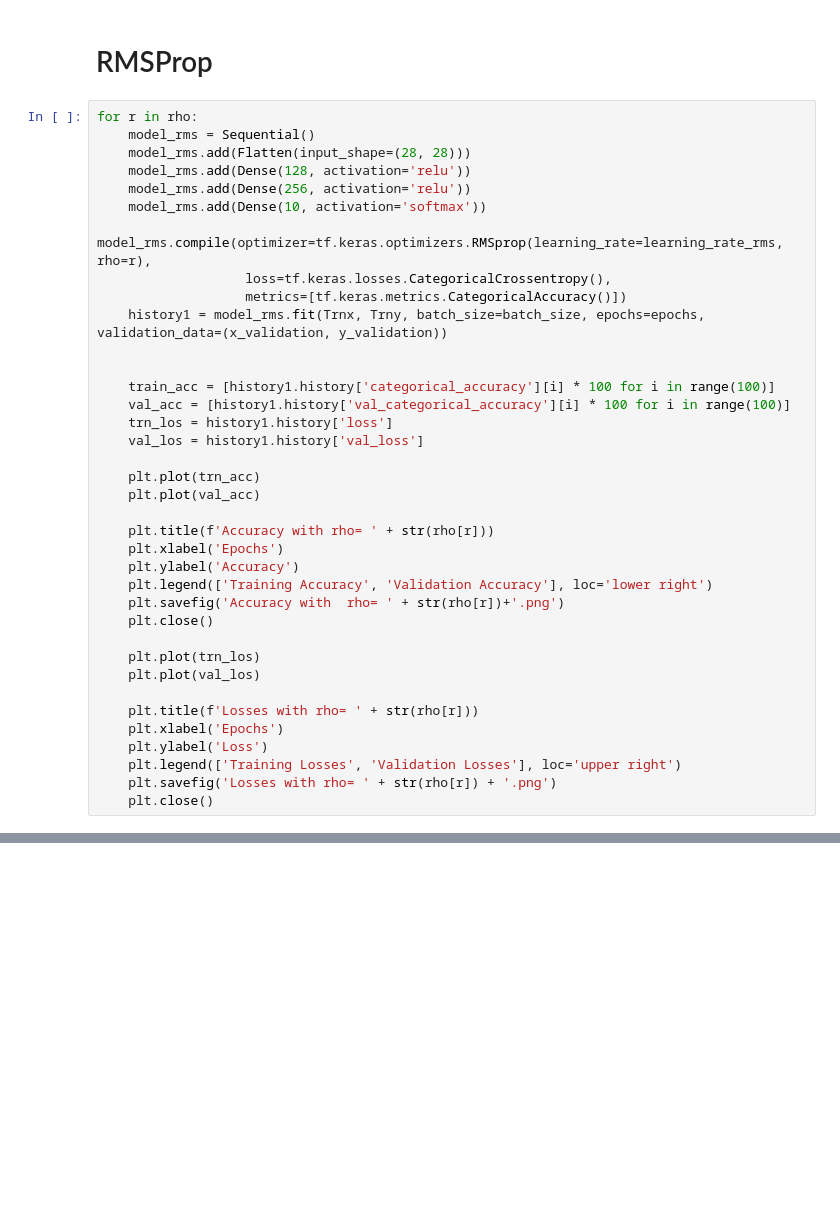
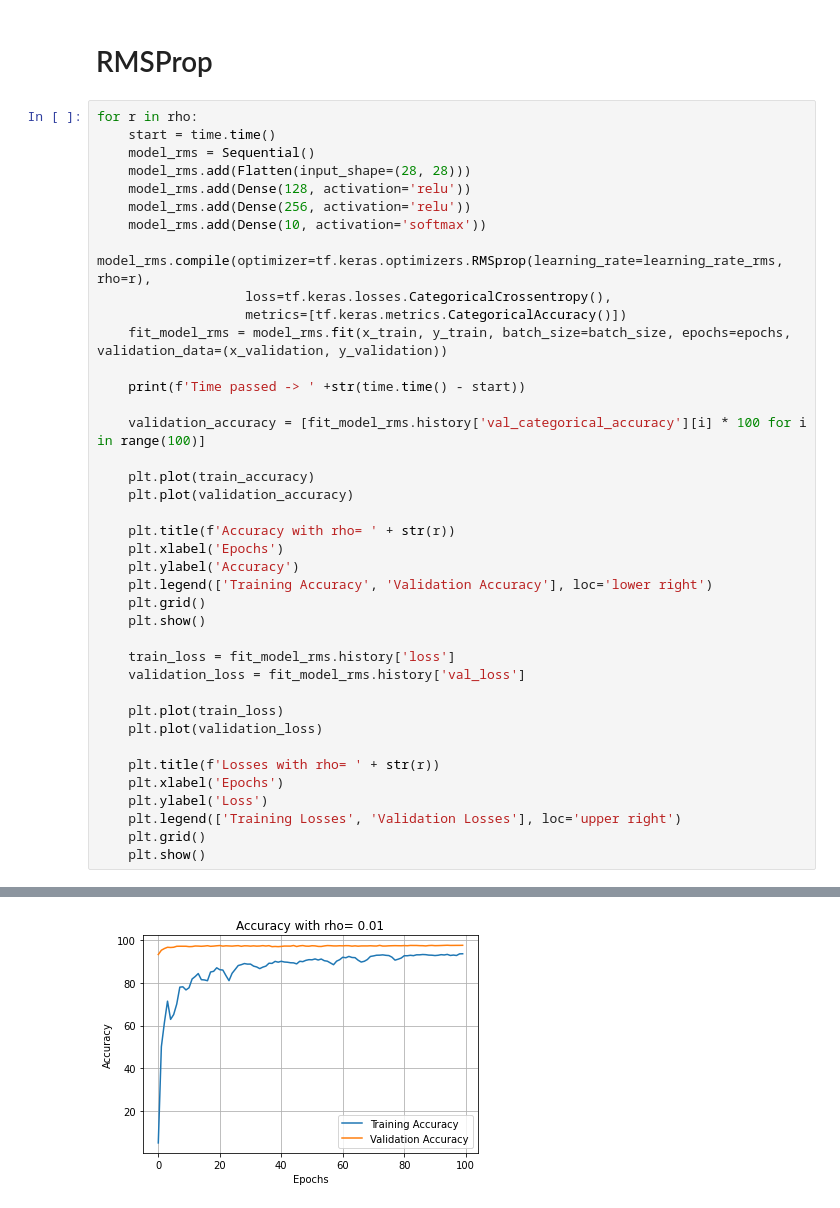
Before and after one commit to mylo19/Computanional-Intellince, a Jupyter notebook: mpl-mnist.ipynb, the cells around one changed output, grey strips where cells are left out. Saved outputs shown, nothing was run; the diff lists cells and outputs as text; blank space fills up the shorter version.

```diff
--- a/mpl-mnist.ipynb
+++ b/mpl-mnist.ipynb
@@ -135,6 +120,7 @@ Epoch 100/100
 # RMSProp
 # %%
 for r in rho:
+    start = time.time()
     model_rms = Sequential()
     model_rms.add(Flatten(input_shape=(28, 28)))
     model_rms.add(Dense(128, activation='relu'))
@@ -143,31 +129,32 @@ for r in rho:
     model_rms.compile(optimizer=tf.keras.optimizers.RMSprop(learning_rate=learning_rate_rms, rho=r),
                    loss=tf.keras.losses.CategoricalCrossentropy(),
                    metrics=[tf.keras.metrics.CategoricalAccuracy()])
-    history1 = model_rms.fit(Trnx, Trny, batch_size=batch_size, epochs=epochs, validation_data=(x_validation, y_validation))
+    fit_model_rms = model_rms.fit(x_train, y_train, batch_size=batch_size, epochs=epochs, validation_data=(x_validation, y_validation))
 
+    print(f'Time passed -> ' +str(time.time() - start))
 
-    train_acc = [history1.history['categorical_accuracy'][i] * 100 for i in range(100)]
-    val_acc = [history1.history['val_categorical_accuracy'][i] * 100 for i in range(100)]
-    trn_los = history1.history['loss']
-    val_los = history1.history['val_loss']
+    validation_accuracy = [fit_model_rms.history['val_categorical_accuracy'][i] * 100 for i in range(100)]
 
-    plt.plot(trn_acc)
-    plt.plot(val_acc)
+    plt.plot(train_accuracy)
+    plt.plot(validation_accuracy)
 
-    plt.title(f'Accuracy with rho= ' + str(rho[r]))
+    plt.title(f'Accuracy with rho= ' + str(r))
     plt.xlabel('Epochs')
     plt.ylabel('Accuracy')
     plt.legend(['Training Accuracy', 'Validation Accuracy'], loc='lower right')
-    plt.savefig('Accuracy with  rho= ' + str(rho[r])+'.png')
-    plt.close()
+    plt.grid()
+    plt.show()
 
-    plt.plot(trn_los)
-    plt.plot(val_los)
+    train_loss = fit_model_rms.history['loss']
+    validation_loss = fit_model_rms.history['val_loss']
 
-    plt.title(f'Losses with rho= ' + str(rho[r]))
+    plt.plot(train_loss)
+    plt.plot(validation_loss)
+
+    plt.title(f'Losses with rho= ' + str(r))
     plt.xlabel('Epochs')
     plt.ylabel('Loss')
     plt.legend(['Training Losses', 'Validation Losses'], loc='upper right')
-    plt.savefig('Losses with rho= ' + str(rho[r]) + '.png')
-    plt.close()
+    plt.grid()
+    plt.show()
 # %% [output]
@@ -174,0 +178 @@ NameError: name 'Trnx' is not defined
+[figure, added]
```
Also changed, not shown: parts of 3 cells of this notebook.
